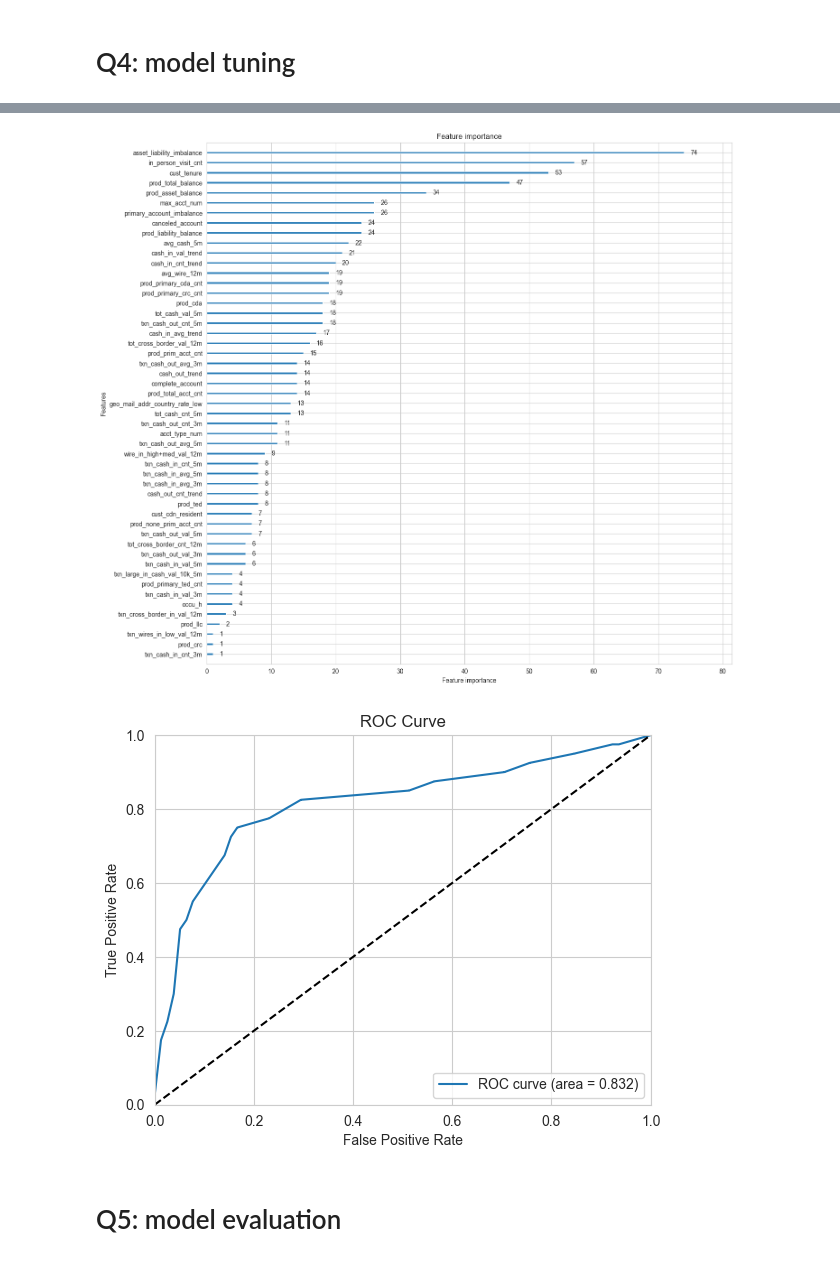
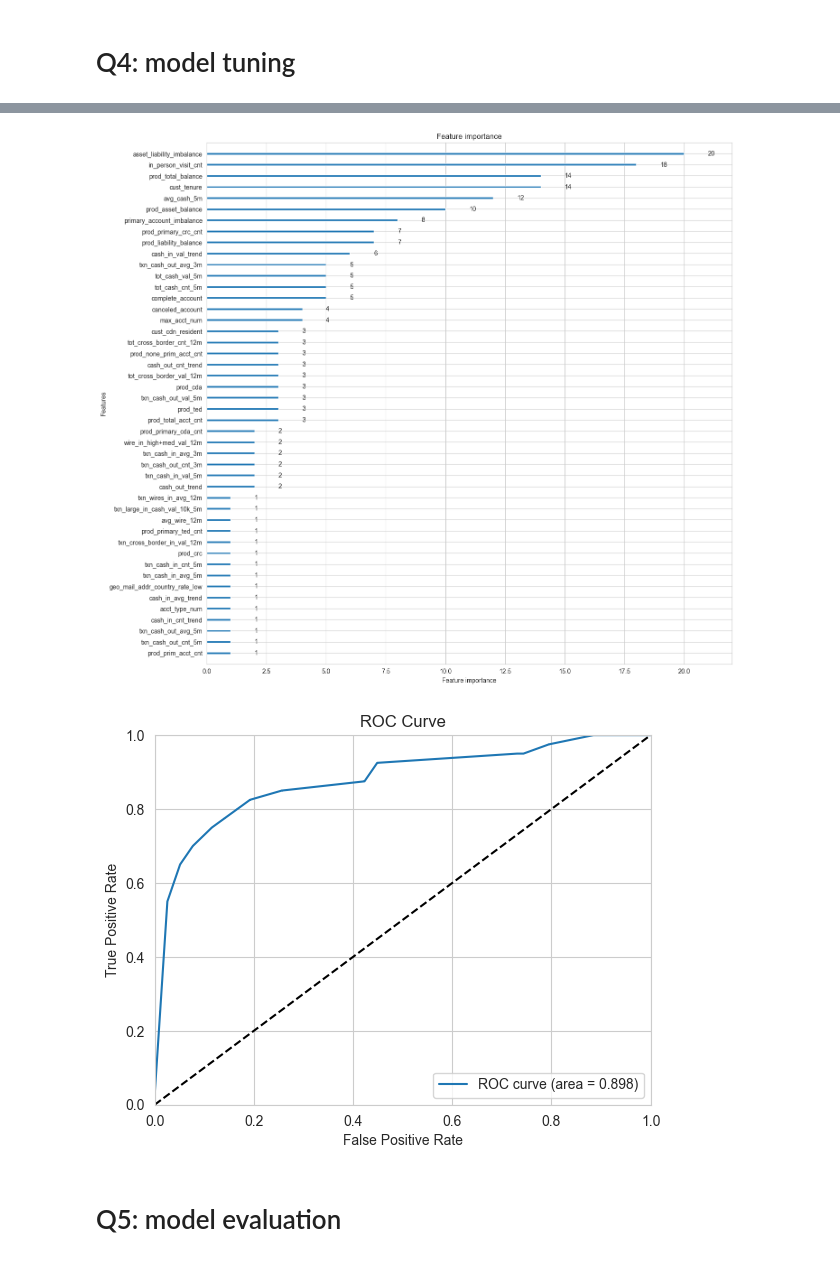
Before and after one commit to kaiwenShen/AML_modelling, a Jupyter notebook: AML_ml.ipynb, the cells around one changed output, grey strips where cells are left out. Drawn from its saved outputs; the diff is of its cells as text; code cells hidden in the pictures.

```diff
--- a/AML_ml.ipynb
+++ b/AML_ml.ipynb
@@ -751,12 +763,13 @@ lgb_eval = lgb.Dataset(X_test, y_test, reference=lgb_train)
 # %%
 # specify your configurations as a dict
 params = {
-
+    "class_weight": 'balanced'
 }
 # train lightgbm
 gbm = lgb.train(params,
                 lgb_train,
                 num_boost_round=100,
                 valid_sets=lgb_eval,
+
                 )
 # %% [output]
@@ -853,6 +862,7 @@ lgb_eval = lgb.Dataset(X_test[important_features], y_test, reference=lgb_train)
 # specify your configurations as a dict
 params = {
     'verbosity': -1,
+    'class_weight': 'balanced'
 }
 # train lightgbm
 gbm = lgb.train(params,
@@ -971,7 +998,8 @@ params = {
     'min_child_samples': study.best_trial.params['min_child_samples'],
     'learning_rate': study.best_trial.params['learning_rate'],
     'num_iterations': study.best_trial.params['num_iterations'],
-    'early_stopping_round': study.best_trial.params['early_stopping_round']
+    'early_stopping_round': study.best_trial.params['early_stopping_round'],
+    'class_weight': 'balanced'
 }
 # train lightgbm
 gbm = lgb.train(params,
@@ -981,31 +1009,31 @@ gbm = lgb.train(params,
                 )
 # %%
 # plot feature importance
-
 lgb.plot_importance(gbm, figsize=(15, 15))
 plt.show()
 # %% [output]
-[figure, old version]
+[figure, new version]
 # %%
 #plot auc plot with 45 degree line
 from sklearn.metrics import roc_curve
 
+y_pred = gbm.predict(X_test, num_iteration=gbm.best_iteration)
 fpr, tpr, thresholds = roc_curve(y_test, y_pred)
 # apply exponential smoothing to tpr
 from statsmodels.tsa.holtwinters import ExponentialSmoothing
 
 tpr = ExponentialSmoothing(tpr).fit().fittedvalues
 plt.plot(fpr, tpr, label='ROC curve (area = %0.3f)' % roc_auc_score(y_test, y_pred))
 plt.plot([0, 1], [0, 1], 'k--')
 plt.xlim([0.0, 1])
 plt.ylim([0.0, 1])
 plt.xlabel('False Positive Rate')
 plt.ylabel('True Positive Rate')
 plt.title('ROC Curve')
 plt.legend(loc="lower right")
 plt.show()
 # %% [output]
-[figure, old version]
+[figure, new version]
 # %% [markdown]
 # Q5: model evaluation
 # %%
```
Also changed, not shown: parts of 13 cells of this notebook.
